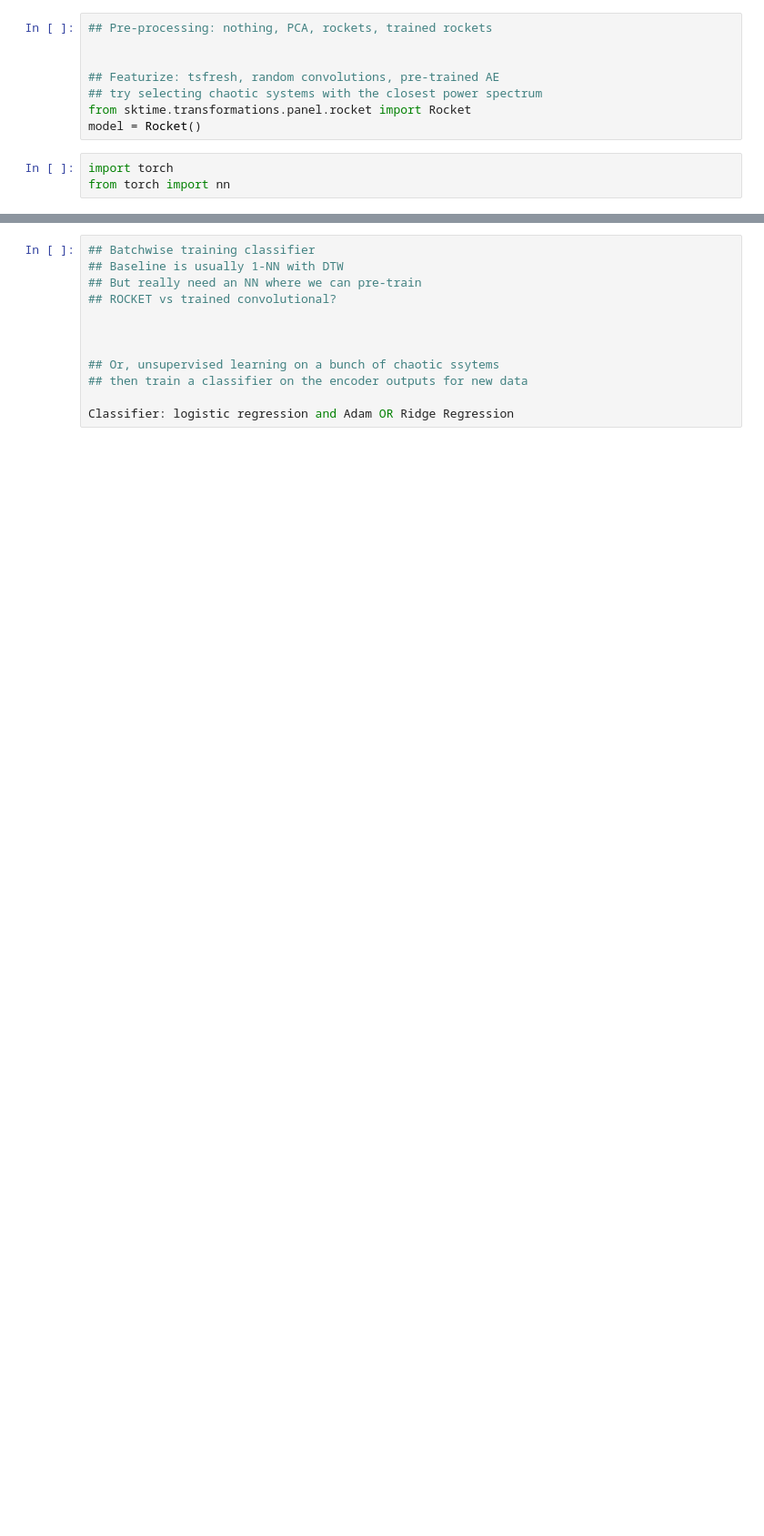
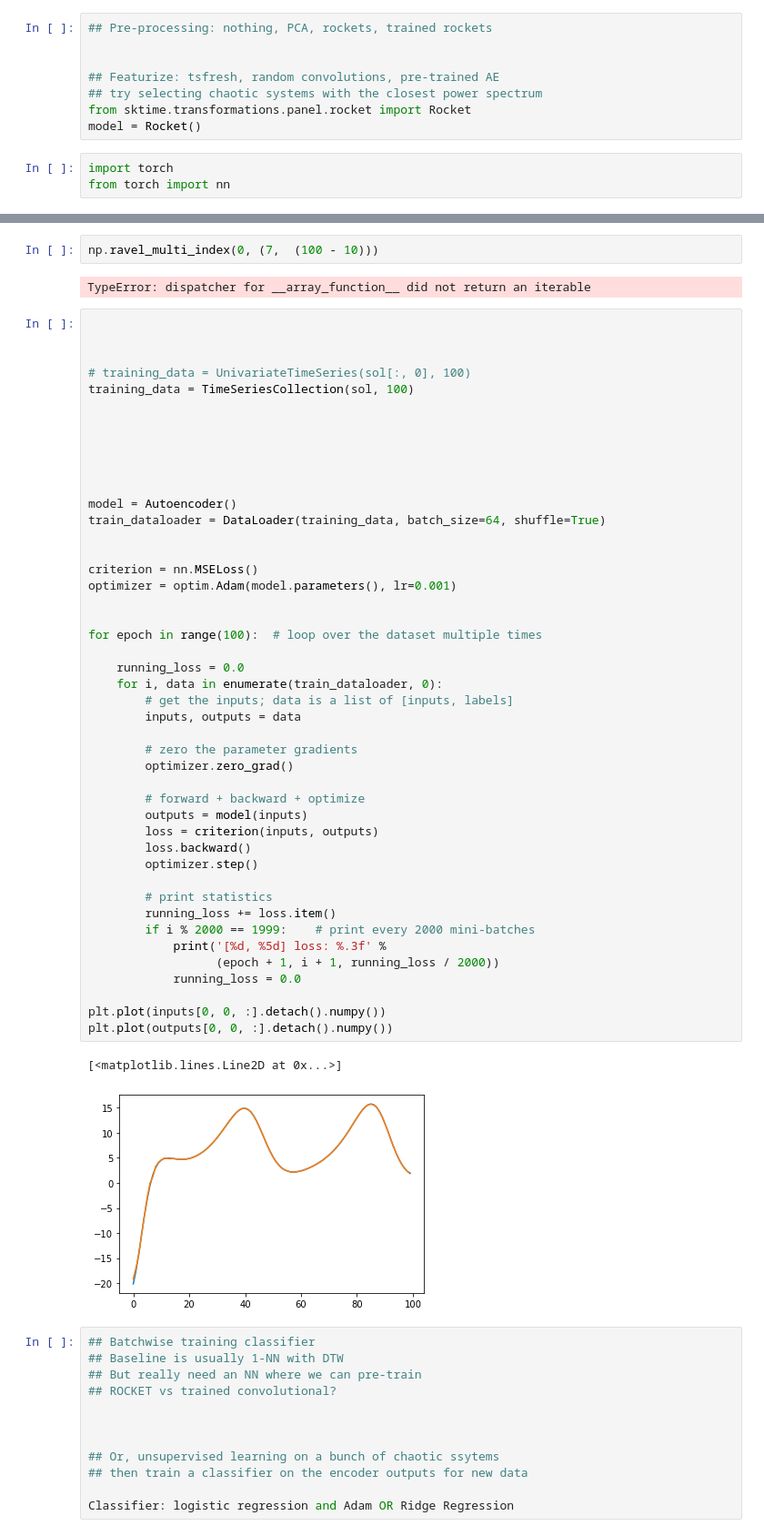
Before and after one commit to williamgilpin/dysts, a Jupyter notebook: benchmarks/transfer_learning.ipynb, the cells around one changed output, grey strips where cells are left out. Shown at 91% size. Saved outputs shown, nothing was run; the diff lists cells and outputs as text; blank space fills up the shorter version.

```diff
--- a/benchmarks/transfer_learning.ipynb
+++ b/benchmarks/transfer_learning.ipynb
@@ -132,3 +183,55 @@ class Autoencoder(nn.Module):
+# %%
+np.ravel_multi_index(0, (7,  (100 - 10)))
+# %% [output]
+TypeError: dispatcher for __array_function__ did not return an iterable
+# %%
+
+
+
+# training_data = UnivariateTimeSeries(sol[:, 0], 100)
+training_data = TimeSeriesCollection(sol, 100)
+
+
+
+
+
+
+model = Autoencoder()
+train_dataloader = DataLoader(training_data, batch_size=64, shuffle=True)
+
+
+criterion = nn.MSELoss()
+optimizer = optim.Adam(model.parameters(), lr=0.001)
+
+
+for epoch in range(100):  # loop over the dataset multiple times
+
+    running_loss = 0.0
+    for i, data in enumerate(train_dataloader, 0):
+        # get the inputs; data is a list of [inputs, labels]
+        inputs, outputs = data
+
+        # zero the parameter gradients
+        optimizer.zero_grad()
+
+        # forward + backward + optimize
+        outputs = model(inputs)
+        loss = criterion(inputs, outputs)
+        loss.backward()
+        optimizer.step()
+
+        # print statistics
+        running_loss += loss.item()
+        if i % 2000 == 1999:    # print every 2000 mini-batches
+            print('[%d, %5d] loss: %.3f' %
+                  (epoch + 1, i + 1, running_loss / 2000))
+            running_loss = 0.0
+
+plt.plot(inputs[0, 0, :].detach().numpy())
+plt.plot(outputs[0, 0, :].detach().numpy())
+# %% [output]
+[<matplotlib.lines.Line2D at 0x...>]
+[figure, added]
 # %%
 ## Batchwise training classifier
 ## Baseline is usually 1-NN with DTW
```
Also changed, not shown: parts of 29 cells of this notebook, 5 other files.
